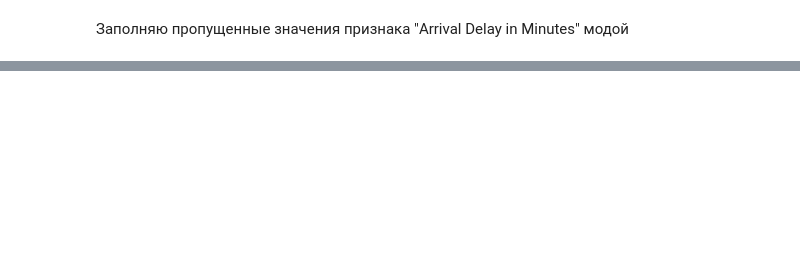
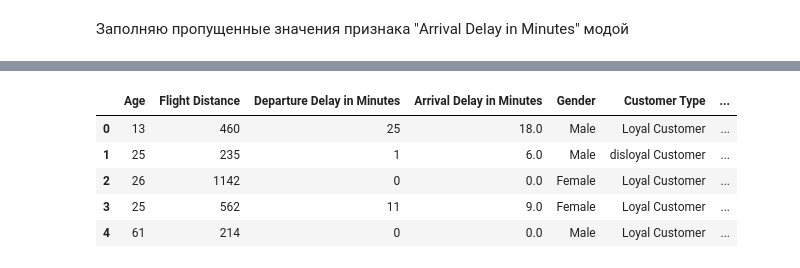
Before and after one commit to AntonyVasilev/ML-in-business, a Jupyter notebook: draft notebook.ipynb, the cells around one changed output, grey strips where cells are left out. Saved outputs shown, nothing was run; the diff lists cells and outputs as text; code cells hidden in the pictures; blank space fills up the shorter version.

```diff
--- a/draft notebook.ipynb
+++ b/draft notebook.ipynb
@@ -118,2 +152,0 @@ train_df.loc[train_df['Arrival Delay in Minutes'].isna(), 'Arrival Delay in Minu
-# %%
-train_df.iloc[213, 22] = mode_arrival_dellay
@@ -121,0 +155,3 @@ ValueError: ignored
+# %%
+train_df.satisfaction = np.where(train_df.satisfaction == 'satisfied', 1, 0)
+train_df.satisfaction.value_counts()
@@ -121,0 +189,19 @@ ValueError: ignored
+# %%
+cont_features = ['Age', 'Flight Distance', 'Departure Delay in Minutes', 'Arrival Delay in Minutes']
+cat_features = ['Gender', 'Customer Type', 'Type of Travel', 'Class', 'Inflight wifi service',
+                'Departure/Arrival time convenient', 'Ease of Online booking', 'Gate location', 'Food and drink',
+                'Online boarding', 'Seat comfort', 'Inflight entertainment', 'On-board service', 'Leg room service',
+                'Baggage handling', 'Checkin service', 'Inflight service', 'Cleanliness']
+target = ['satisfaction']
+# %%
+X_train = train_df[cont_features + cat_features]
+y_train = train_df[target]
+# %%
+X_train.head()
+# %% [output]
+|  | Age | Flight Distance | Departure Delay in Minutes | Arrival Delay in Minutes | Gender | Customer Type | ... |
+| 0 | 13 | 460 | 25 | 18.0 | Male | Loyal Customer | ... |
+| 1 | 25 | 235 | 1 | 6.0 | Male | disloyal Customer | ... |
+| 2 | 26 | 1142 | 0 | 0.0 | Female | Loyal Customer | ... |
+| 3 | 25 | 562 | 11 | 9.0 | Female | Loyal Customer | ... |
+| 4 | 61 | 214 | 0 | 0.0 | Male | Loyal Customer | ... |
```
Also changed, not shown: parts of 28 cells of this notebook.
